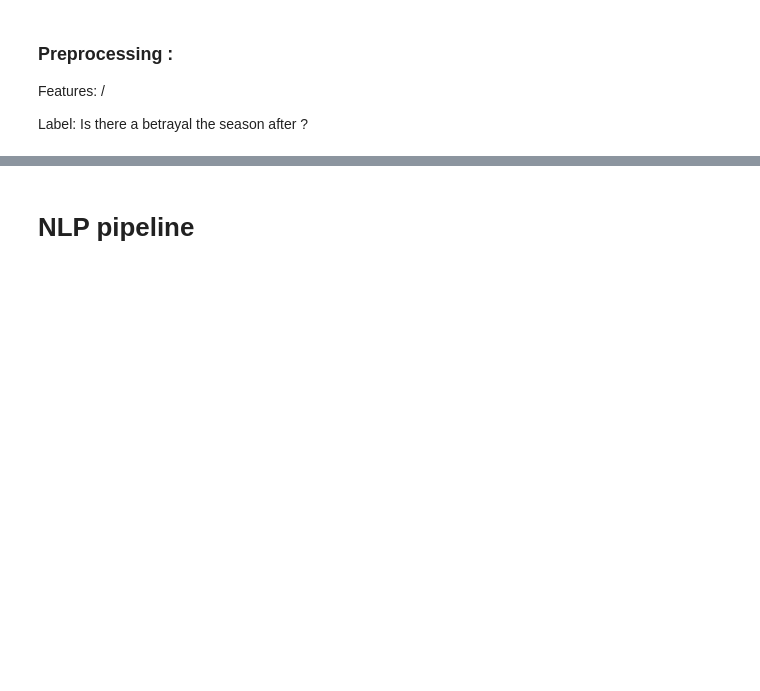
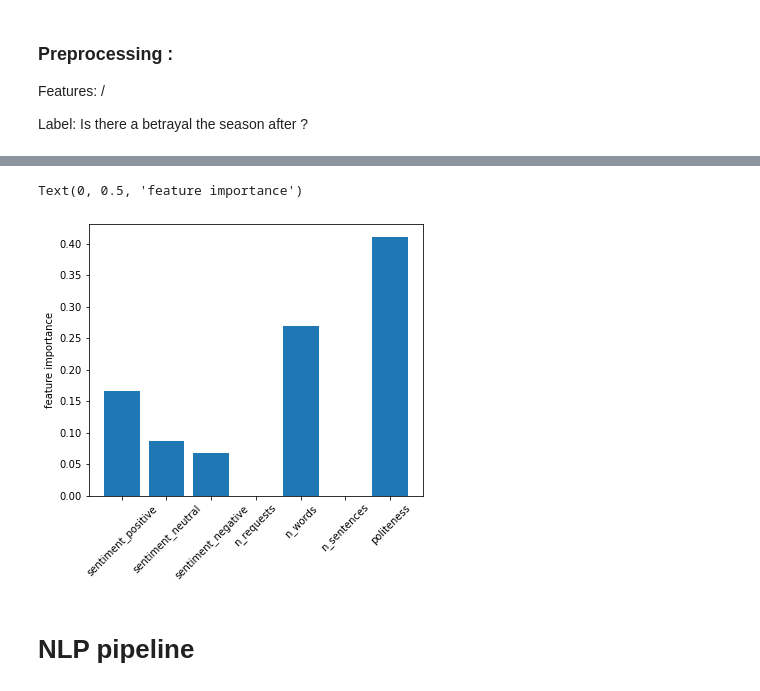
Before and after one commit to epfl-ada/ada-2020-project-milestone-p3-p3_atadata, a Jupyter notebook: Notebook.ipynb, the cells around one changed output, grey strips where cells are left out. Saved outputs shown, nothing was run; the diff lists cells and outputs as text; code cells hidden in the pictures; blank space fills up the shorter version.

```diff
--- a/Notebook.ipynb
+++ b/Notebook.ipynb
@@ -575,3 +585,33 @@ plt.show()
+# %%
+from sklearn.model_selection import cross_val_score
+
+x_train, x_test, y_train, y_test = train_test_split(X, Y, test_size=0.10, random_state=42)
+x_train_nor, x_test_nor = normalize(x_train), normalize(x_test)
+best_clf = GradientBoostingClassifier(random_state=0,
+                                      n_estimators=8,
+                                      max_depth=1,
+                                      learning_rate=0.6)
+best_clf.fit(x_train_nor, y_train)
+features_importance = best_clf.feature_importances_
+y_pred = best_clf.predict(x_test_nor)
+results = evaluate_model(y_test, y_pred)
+features = pd.Series({'sentiment_positive': features_importance[0],
+                       'sentiment_neutral': features_importance[1],
+                       'sentiment_negative': features_importance[2],
+                       'n_requests': features_importance[3],
+                       'n_words': features_importance[4],
+                       'n_sentences': features_importance[5],
+                       'politeness': features_importance[6]})
+
+fig, ax = plt.subplots(ncols = 1, figsize=(6, 5))
+ax.bar(x=range(len(features)), height=features.values)
+ax.set_xticks(range(len(features)))
+ax.set_xticklabels(features.index, rotation = 45)
+ax.set_ylabel('feature importance')
+# Difference in the importance of features
+# %% [output]
+Text(0, 0.5, 'feature importance')
+[figure, added]
 # %% [markdown]
 # NLP pipeline
 # %% [markdown]
```
Also changed, not shown: parts of 3 cells of this notebook.
